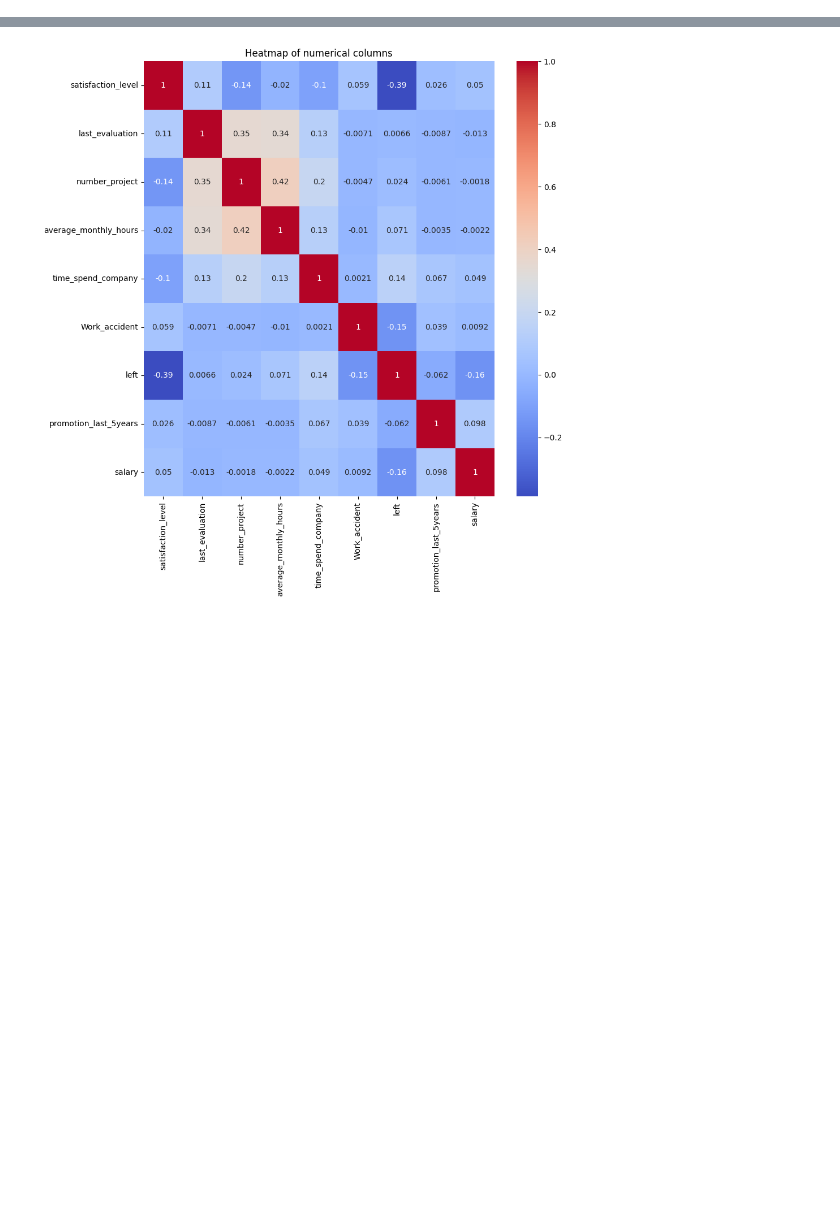
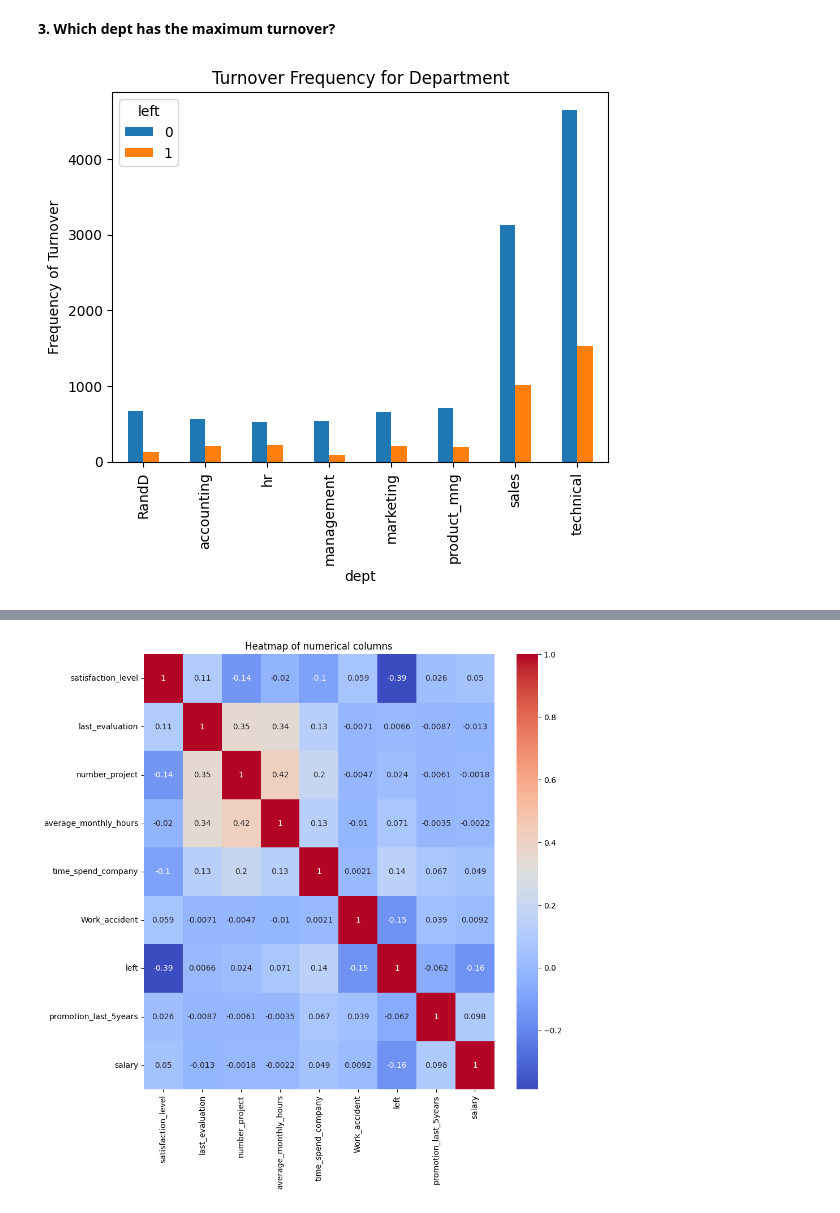
Before and after one commit to tksundar/employee_turnover, a Jupyter notebook: employee_turnover.ipynb, the cells around one changed output, grey strips where cells are left out. Cells and saved outputs as stored; diff of their text form; code cells hidden in the pictures; blank space fills up the shorter version.

```diff
--- a/employee_turnover.ipynb
+++ b/employee_turnover.ipynb
@@ -155,0 +177,10 @@ no missing values found
+# %% [markdown]
+**3. Which dept has the maximum turnover?**
+# %%
+pd.crosstab(hr_data.dept,hr_data.left).plot(kind='bar')
+plt.title('Turnover Frequency for Department')
+plt.xlabel('dept')
+plt.ylabel('Frequency of Turnover')
+plt.show()
+# %% [output]
+[figure, added]
```
Also changed, not shown: parts of 41 cells of this notebook, 1 other file.
